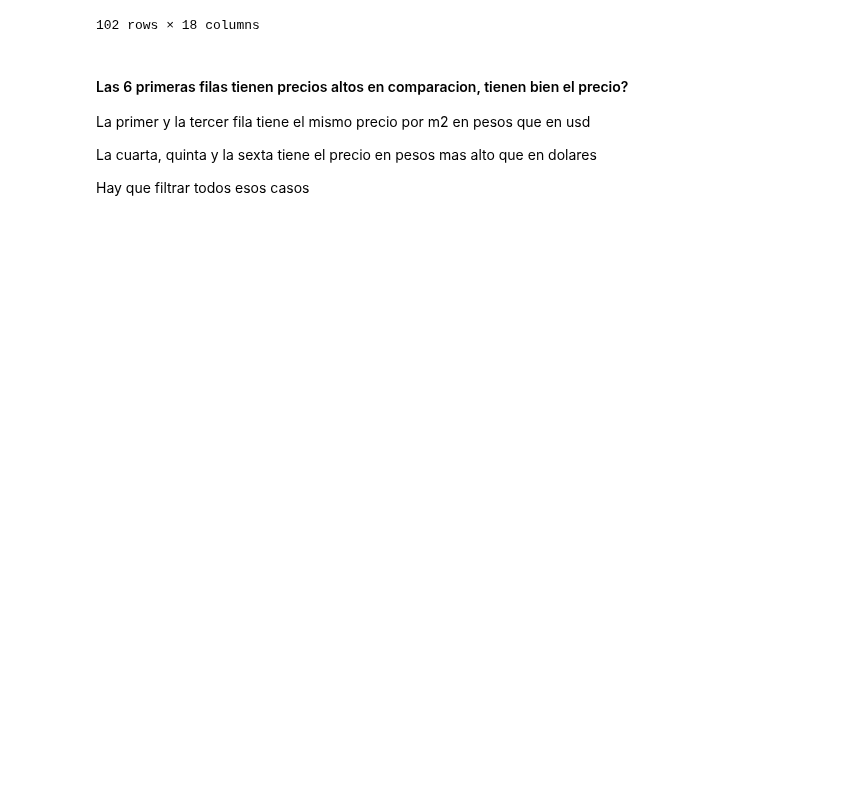
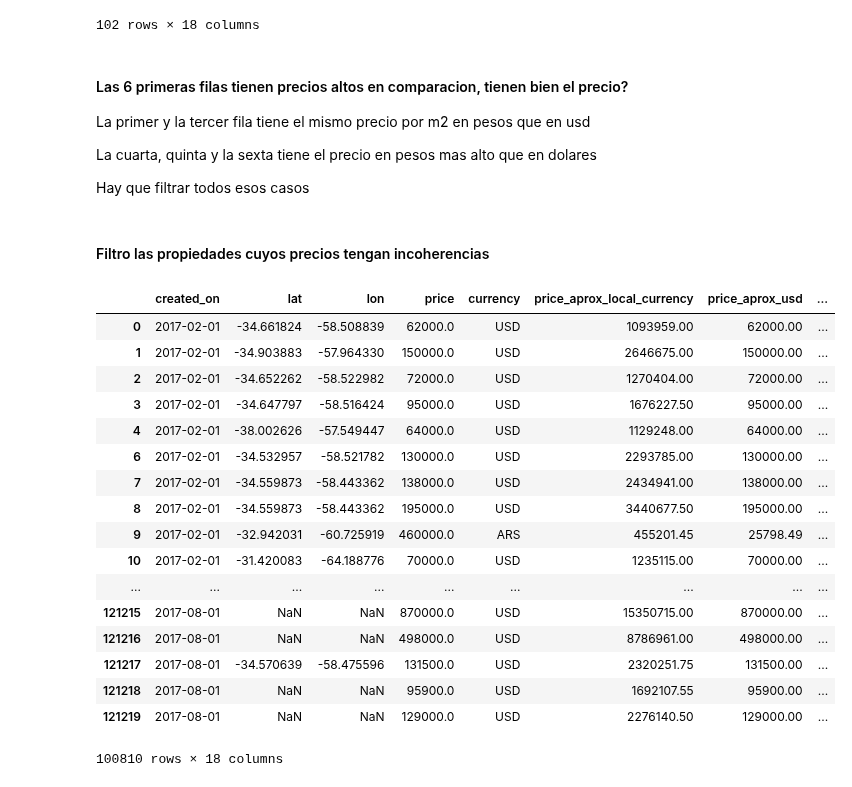
Before and after one commit to AlejandroDaneri/Machine-Learning-Properati, a Jupyter notebook: TP.ipynb, the cells around one changed output. Drawn from its saved outputs; the diff is of its cells as text; code cells hidden in the pictures; blank space fills up the shorter version.

Commit message:
Algunas incoherencias entre m2 usd-ars arregladas

```diff
--- a/TP.ipynb
+++ b/TP.ipynb
@@ -114,0 +114,23 @@ ranking_precios2 = propiedades_con_precio.groupby('region').mean()['price_per_m2
+# %% [markdown]
+#### Filtro las propiedades cuyos precios tengan incoherencias
+# %%
+filtrado
+# %% [output]
+|  | created_on | lat | lon | price | currency | price_aprox_local_currency | price_aprox_usd | ... |
+| 0 | 2017-02-01 | -34.661824 | -58.508839 | 62000.0 | USD | 1093959.00 | 62000.00 | ... |
+| 1 | 2017-02-01 | -34.903883 | -57.964330 | 150000.0 | USD | 2646675.00 | 150000.00 | ... |
+| 2 | 2017-02-01 | -34.652262 | -58.522982 | 72000.0 | USD | 1270404.00 | 72000.00 | ... |
+| 3 | 2017-02-01 | -34.647797 | -58.516424 | 95000.0 | USD | 1676227.50 | 95000.00 | ... |
+| 4 | 2017-02-01 | -38.002626 | -57.549447 | 64000.0 | USD | 1129248.00 | 64000.00 | ... |
+| 6 | 2017-02-01 | -34.532957 | -58.521782 | 130000.0 | USD | 2293785.00 | 130000.00 | ... |
+| 7 | 2017-02-01 | -34.559873 | -58.443362 | 138000.0 | USD | 2434941.00 | 138000.00 | ... |
+| 8 | 2017-02-01 | -34.559873 | -58.443362 | 195000.0 | USD | 3440677.50 | 195000.00 | ... |
+| 9 | 2017-02-01 | -32.942031 | -60.725919 | 460000.0 | ARS | 455201.45 | 25798.49 | ... |
+| 10 | 2017-02-01 | -31.420083 | -64.188776 | 70000.0 | USD | 1235115.00 | 70000.00 | ... |
+| ... | ... | ... | ... | ... | ... | ... | ... | ... |
+| 121215 | 2017-08-01 | NaN | NaN | 870000.0 | USD | 15350715.00 | 870000.00 | ... |
+| 121216 | 2017-08-01 | NaN | NaN | 498000.0 | USD | 8786961.00 | 498000.00 | ... |
+| 121217 | 2017-08-01 | -34.570639 | -58.475596 | 131500.0 | USD | 2320251.75 | 131500.00 | ... |
+| 121218 | 2017-08-01 | NaN | NaN | 95900.0 | USD | 1692107.55 | 95900.00 | ... |
+| 121219 | 2017-08-01 | NaN | NaN | 129000.0 | USD | 2276140.50 | 129000.00 | ... |
+100810 rows × 18 columns
```
Also changed, not shown: parts of 16 cells of this notebook.
